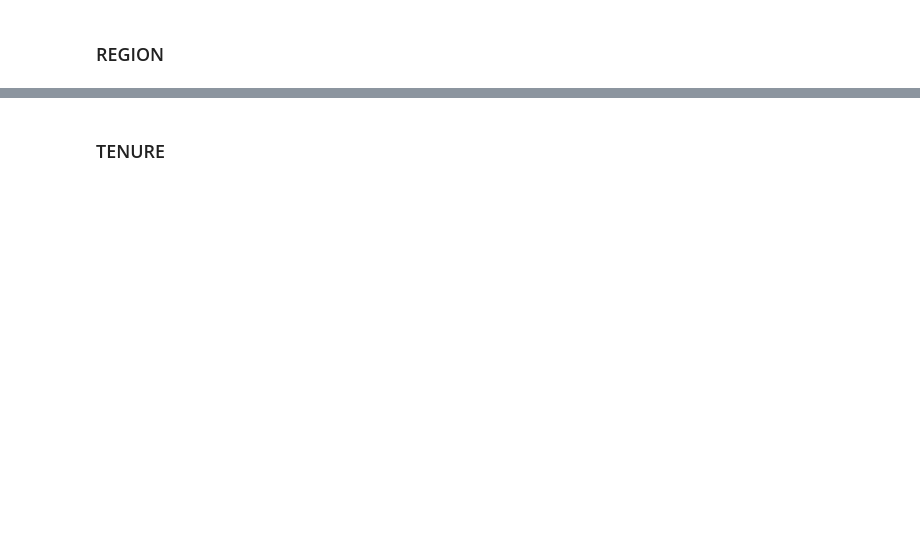
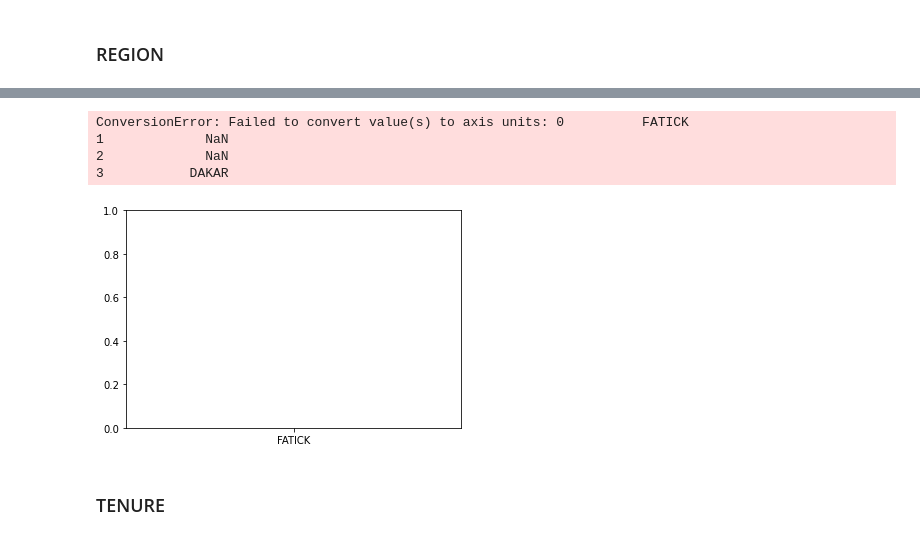
Before and after one commit to ArtemVergazov/expresso_competition, a Jupyter notebook: Final_Project.ipynb, the cells around one changed output, grey strips where cells are left out. Saved outputs shown, nothing was run; the diff lists cells and outputs as text; code cells hidden in the pictures; blank space fills up the shorter version.

```diff
--- a/Final_Project.ipynb
+++ b/Final_Project.ipynb
@@ -70,6 +170,12 @@ data_train['REGION'].unique()
 # %%
-sns.histplot(data=data_train['REGION'], bins=14)
+sns.histplot(data=data_train['REGION'])
 plt.xticks(rotation=90)
+# %% [output]
+ConversionError: Failed to convert value(s) to axis units: 0          FATICK
+1             NaN
+2             NaN
+3           DAKAR
+[figure, added]
 # %% [markdown]
 ### TENURE
 # %%
```
Also changed, not shown: parts of 21 cells of this notebook.
